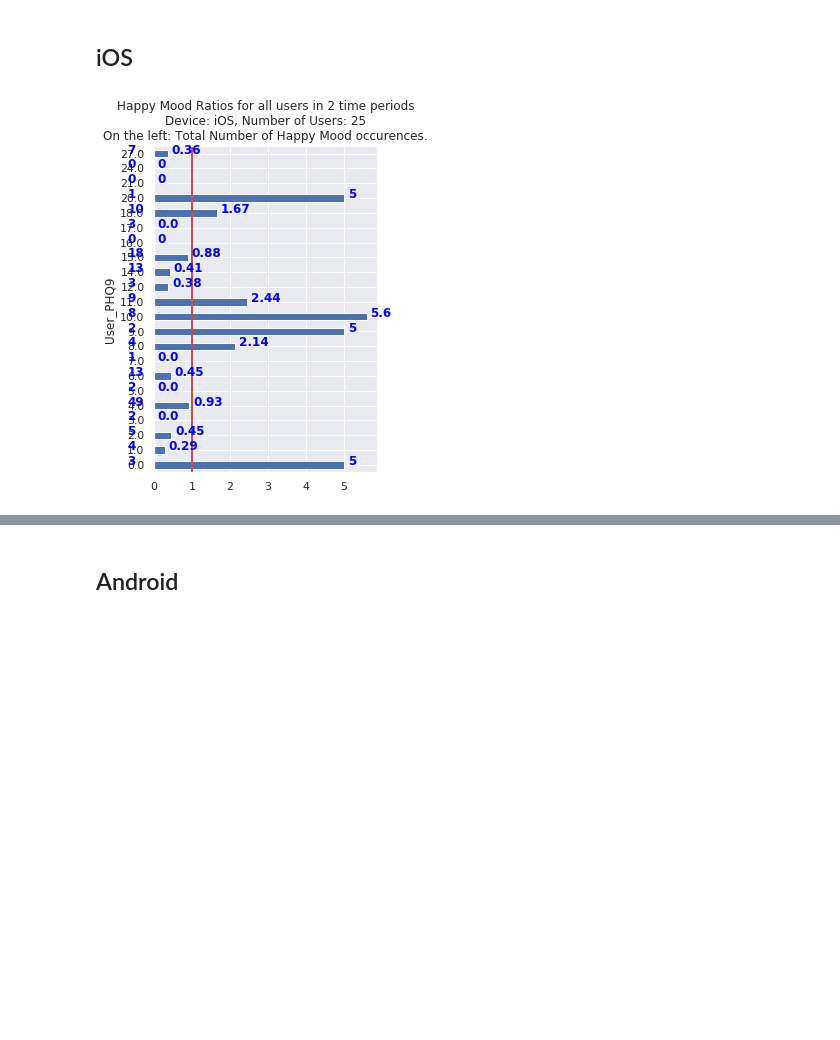
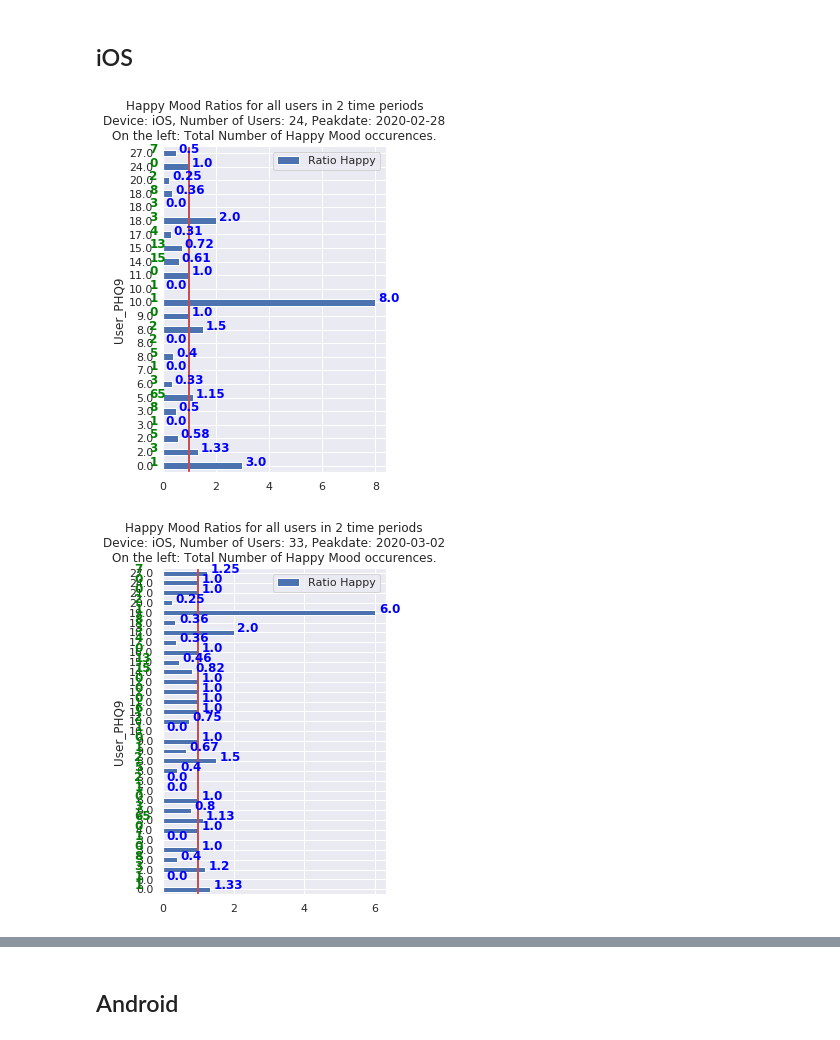
Before and after one commit to iofeidis/TypeOfMood, a Jupyter notebook: plots_phq9.ipynb, the cells around one changed output, grey strips where cells are left out. Saved outputs shown, nothing was run; the diff lists cells and outputs as text; code cells hidden in the pictures; blank space fills up the shorter version.

```diff
--- a/plots_phq9.ipynb
+++ b/plots_phq9.ipynb
@@ -18,9 +30,14 @@ $$ratio_{label_{i}} = \frac{\frac{NumberOfLabel_{i}^{period_{2}}}{NumberOfAllLab
 # %% [markdown]
 ## iOS
 # %%
-os.chdir('/home/jason/Documents/Thesis/TypingData/iOS')
+os.chdir('/home/jason/Documents/Thesis/azuretry2/iOS')
 data = pd.read_csv('statistics_total_added_info.csv')
 df = pd.DataFrame(data)
-plots.label_distribution_sorted(df, 'Mood', 'Happy', 'iOS')
+plots.label_distribution_sorted(df, 'Mood', 'Happy', 'iOS', -.5, '2020-02-28')
+
+plots.label_distribution_sorted(df, 'Mood', 'Happy', 'iOS', -.8, '2020-03-02')
+
+plots.label_distribution_sorted(df, 'Mood', 'Happy', 'iOS', -.8, '2020-03-14')
 # %% [output]
-[figure, old version]
+[figure, new version]
+[figure, added]
```
Also changed, not shown: parts of 14 cells of this notebook, 10 other files.
